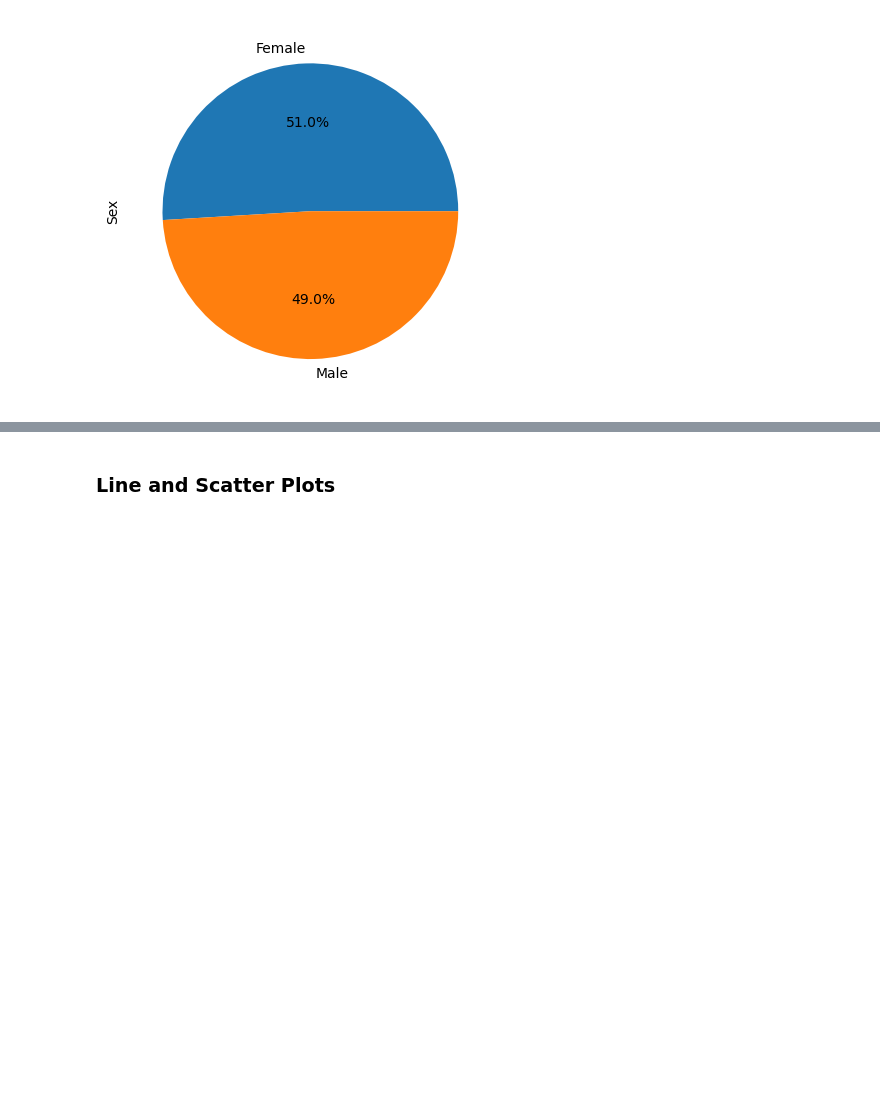
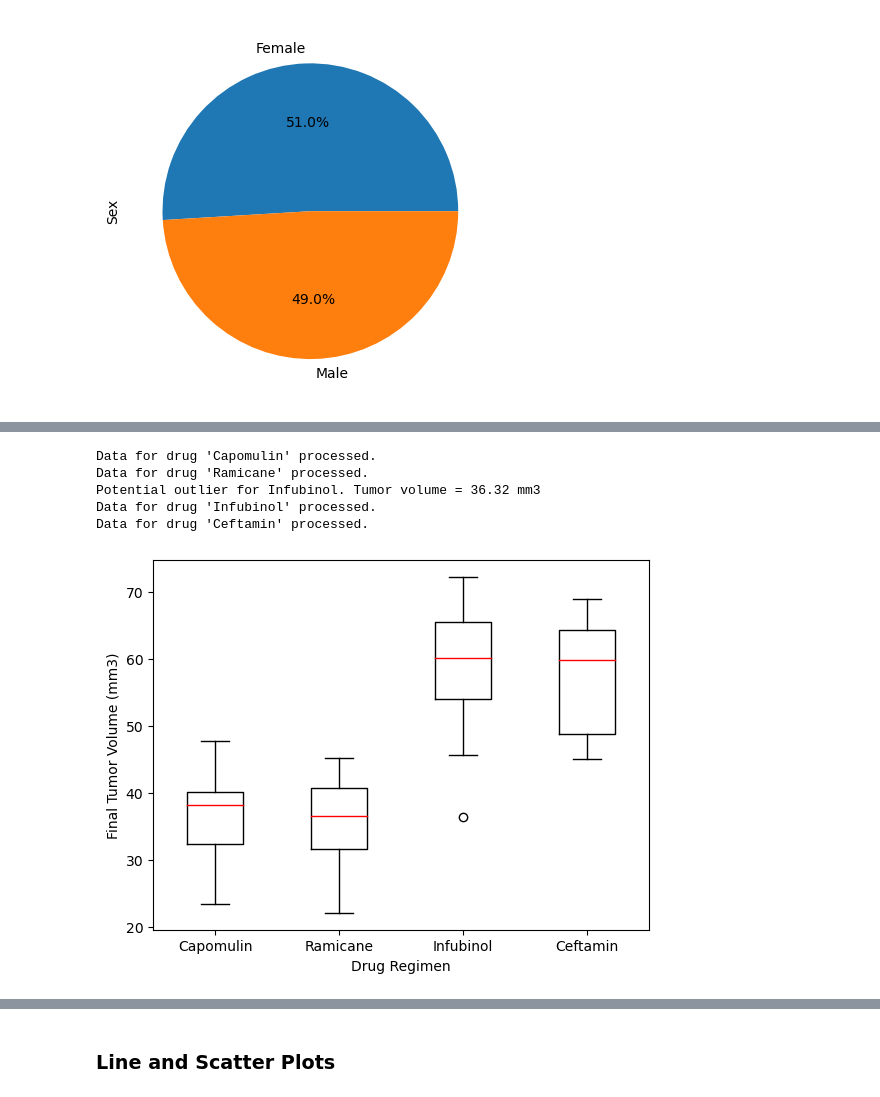
Before and after one commit to benoitchamot/pymaceuticals, a Jupyter notebook: report/report.ipynb, the cells around one changed output, grey strips where cells are left out. Saved outputs shown, nothing was run; the diff lists cells and outputs as text; code cells hidden in the pictures; blank space fills up the shorter version.

```diff
--- a/report/report.ipynb
+++ b/report/report.ipynb
@@ -232,17 +251,38 @@ plt.show()
 # %%
 # Put treatments into a list for for loop (and later for plot labels)
-
+focus_on_drugs = ["Capomulin", "Ramicane", "Infubinol", "Ceftamin"]
 
 # Create empty list to fill with tumor vol data (for plotting)
+tumor_vol_data = {'Capomulin': [],
+                  'Ramicane': [],
+                  'Infubinol': [],
+                  'Ceftamin': []}
 
+# Loop through all 4 types of drugs
+for drug in focus_on_drugs:
+    tumor_volume = study_data_with_tumor_volume.loc[study_data_with_tumor_volume['Drug Regimen']==drug,:]['Tumor Volume (mm3)']
+    tumor_vol_data[drug] = tumor_volume.to_list()
 
-# Calculate the IQR and quantitatively determine if there are any potential outliers.
+    # Calculate the IQR and quantitatively determine if there are any potential outliers.
+    quartiles = tumor_volume.quantile([.25,.5,.75])
+    lowerq = quartiles[0.25]
+    upperq = quartiles[0.75]
+    iqr = upperq-lowerq
 
+    lower_bound = lowerq - (1.5*iqr)
+    upper_bound = upperq + (1.5*iqr)
 
     # Locate the rows which contain mice on each drug and get the tumor volumes
+    for vol in tumor_vol_data[drug]:
+        # Determine outliers using upper and lower bounds
+        if (vol > upper_bound) | (vol < lower_bound):
+            print(f"Potential outlier for {drug}. Tumor volume = {vol:.2f} mm3")
 
-
+    print(f"Data for drug '{drug}' processed.")
     # add subset
-
-
-    # Determine outliers using upper and lower bounds
+# %% [output]
+Data for drug 'Capomulin' processed.
+Data for drug 'Ramicane' processed.
+Potential outlier for Infubinol. Tumor volume = 36.32 mm3
+Data for drug 'Infubinol' processed.
+Data for drug 'Ceftamin' processed.
@@ -250,0 +289,14 @@ plt.show()
+# %%
+# Store dictionary in a DataFrame
+tumor_vol_df = pd.DataFrame(tumor_vol_data)
+
+# Set colors for boxplot
+props = dict(boxes="Black", whiskers="Black", medians="Red", caps="Black")
+
+# Generate a box plot that shows the distrubution of the tumor volume for each treatment group.
+fig2 = tumor_vol_df.plot.box(xlabel='Drug Regimen', ylabel='Final Tumor Volume (mm3)',grid=False,color=props, patch_artist=False)
+
+# Show plot
+plt.show()
+# %% [output]
+[figure, added]
```
Also changed, not shown: parts of 6 cells of this notebook.
